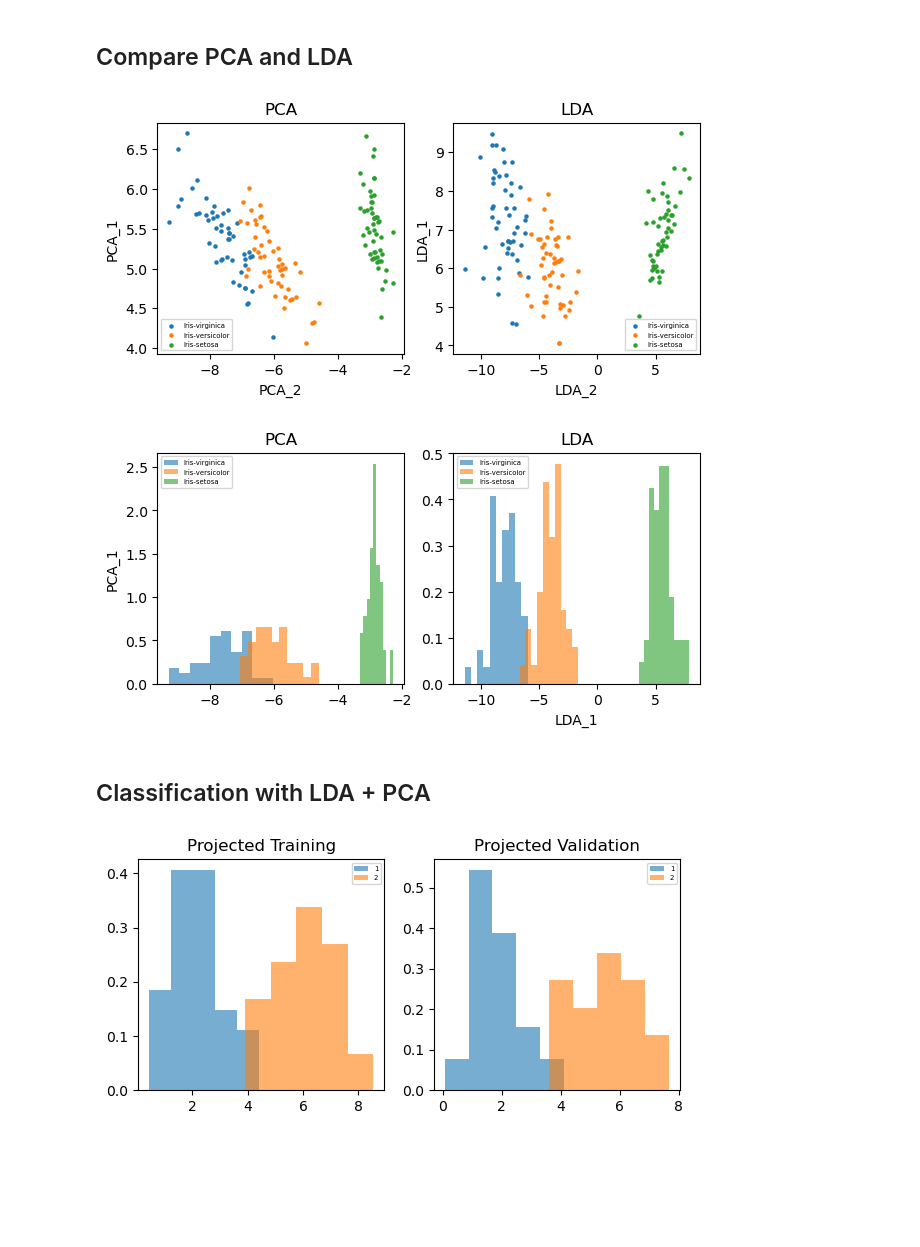
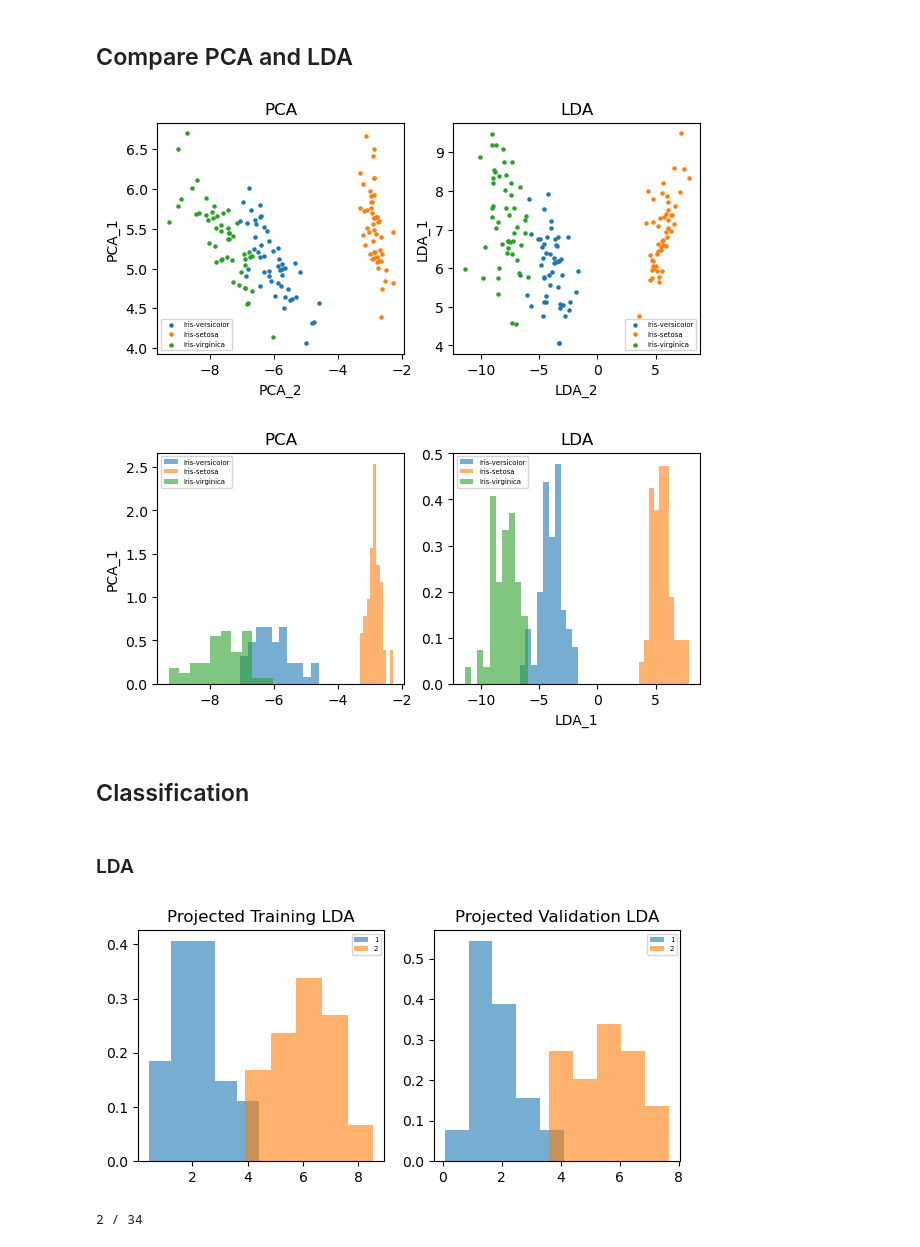
Before and after one commit to Artlima1/mlpr, a Jupyter notebook: labs/lab03/lab03.ipynb, the cells around one changed output. Cells and saved outputs as stored; diff of their text form; code cells hidden in the pictures; blank space fills up the shorter version.

```diff
--- a/labs/lab03/lab03.ipynb
+++ b/labs/lab03/lab03.ipynb
@@ -77,9 +77,8 @@ plt.figure(figsize=(7, 3))
 plt.subplot(1, 2, 1)
 plt.title("PCA")
 for l in labels:
-    samples = L[0] == l
-    x = Dp_pca[0,samples]
-    y = Dp_pca[1,samples]
+    x = Dp_pca[0, L==l]
+    y = Dp_pca[1, L==l]
     plt.scatter(x, y, label=l, s=5)
     plt.ylabel("PCA_1")
     plt.xlabel("PCA_2")
@@ -89,9 +88,8 @@ plt.legend(fontsize=5)
 plt.subplot(1, 2, 2)
 plt.title("LDA")
 for l in labels:
-    samples = L[0] == l
-    x = Dp_lda[0,samples]
-    y = Dp_lda[1,samples]
+    x = Dp_lda[0, L==l]
+    y = Dp_lda[1, L==l]
     plt.scatter(x, y, label=l, s=5)
     plt.ylabel("LDA_1")
     plt.xlabel("LDA_2")
@@ -99,34 +97,32 @@ plt.legend(fontsize=5)
 
 plt.show()
 # %% [output]
-[figure, old version]
+[figure, new version]
 # %%
 plt.figure(figsize=(7, 3))
 
 plt.subplot(1, 2, 1)
 plt.title("PCA")
 for l in labels:
-    samples = L[0] == l
-    data = Dp_pca[0,samples]
+    data = Dp_pca[0, L==l]
     plt.hist(data, density=True, bins=10, histtype="barstacked", label=l, alpha=0.6)
     plt.ylabel("PCA_1")
 plt.legend(fontsize=5)
 
 
 plt.subplot(1, 2, 2)
 plt.title("LDA")
 for l in labels:
-    samples = L[0] == l
-    data = Dp_lda[0,samples]
+    data = Dp_lda[0, L==l]
     plt.hist(data, density=True, bins=10, histtype="barstacked", label=l, alpha=0.6)
     plt.xlabel("LDA_1")
 plt.legend(fontsize=5)
 
 plt.show()
 # %% [output]
-[figure, old version]
+[figure, new version]
 # %% [markdown]
-## Classification with LDA + PCA
+## Classification
 # %%
 def load_iris():
     return sklearn.datasets.load_iris()['data'].T, sklearn.datasets.load_iris()['target']
@@ -142,4 +135,6 @@ LVAL = vrow(LVAL)
 labels = [1, 2]
+# %% [markdown]
+### LDA
 # %%
 from utils import get_LDs
 
@@ -150,23 +145,21 @@ Dp_val = np.dot(W.T, DVAL)
 plt.figure(figsize=(7, 3))
 
 plt.subplot(1, 2, 1)
-plt.title("Projected Training")
+plt.title("Projected Training LDA")
 for l in labels:
-    samples = LTR[0] == l
-    data = Dp_tr[0,samples]
+    data = Dp_tr_lda[0, LTR==l]
     plt.hist(data, density=True, bins=5, histtype="barstacked", label=l, alpha=0.6)
 plt.legend(fontsize=5)
 
 
 plt.subplot(1, 2, 2)
-plt.title("Projected Validation")
+plt.title("Projected Validation LDA")
 for l in labels:
-    samples = LVAL[0] == l
-    data = Dp_val[0,samples]
+    data = Dp_val_lda[0, LVAL==l]
     plt.hist(data, density=True, bins=5, histtype="barstacked", label=l, alpha=0.6)
 plt.legend(fontsize=5)
 
 plt.show()
 # %% [output]
-[figure, old version]
+[figure, new version]
 # %%
@@ -177,0 +171,6 @@ PVAL[Dp_val[0] < threshold] = 1
+# %%
+misses_lda = (PVAL_lda != LVAL)
+error_count_lda = misses_lda[(misses_lda==True)].size
+print(error_count_lda, "/", LVAL.size)
+# %% [output]
+2 / 34
```
Also changed, not shown: parts of 43 cells of this notebook, 1 other file.
